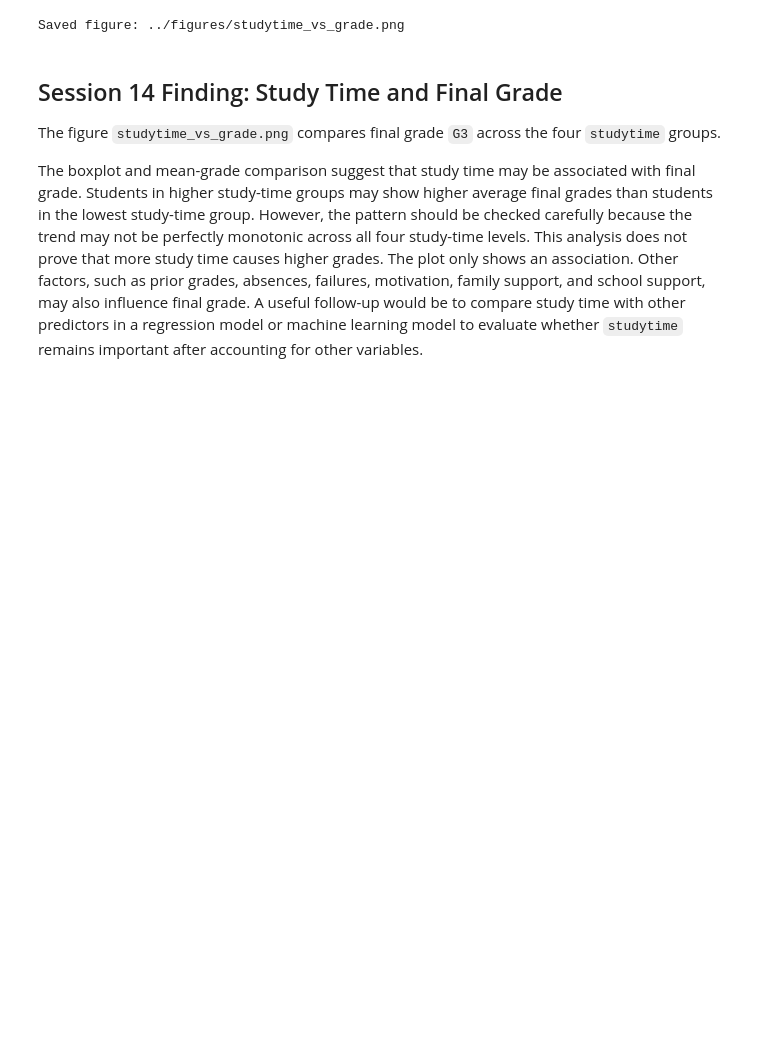
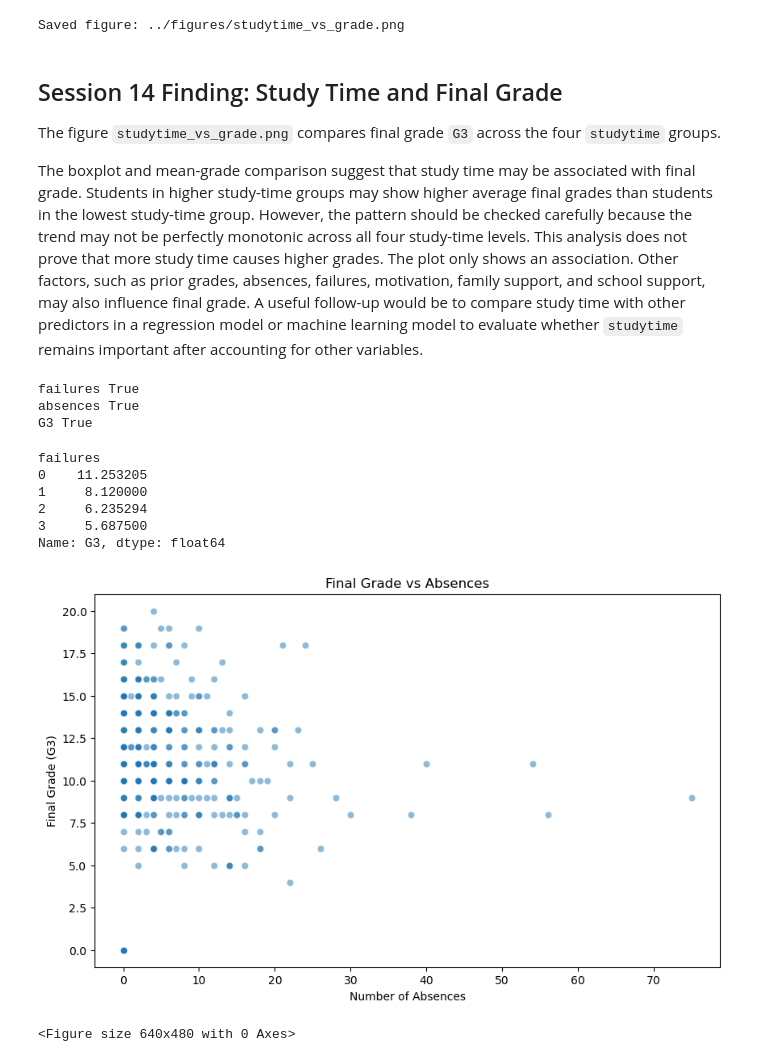
Before and after one commit to NDracorex/student-performance-ml, a Jupyter notebook: notebooks/03_exploratory_data_analysis.ipynb, the cells around one changed output. Saved outputs shown, nothing was run; the diff lists cells and outputs as text; code cells hidden in the pictures; blank space fills up the shorter version.

Commit message:
Add Session 15 attendance EDA findings

```diff
--- a/notebooks/03_exploratory_data_analysis.ipynb
+++ b/notebooks/03_exploratory_data_analysis.ipynb
@@ -173,3 +173,49 @@ motivation, family support, and school support, may also influence final grade.
 A useful follow-up would be to compare study time with other predictors in a
 regression model or machine learning model to evaluate whether `studytime` remains
 important after accounting for other variables.
+# %%
+# Session 15
+required_columns = ["failures", "absences", "G3"]
+
+for col in required_columns:
+    print(col, col in df.columns)
+# %% [output]
+failures True
+absences True
+G3 True
+# %%
+analysis_df = df[["failures", "absences", "G3"]].dropna().copy()
+analysis_df.groupby("failures")["G3"].mean()
+# %% [output]
+failures
+0    11.253205
+1     8.120000
+2     6.235294
+3     5.687500
+Name: G3, dtype: float64
+# %%
+plt.figure(figsize=(10,6))
+
+sns.scatterplot(
+    x="absences",
+    y="G3",
+    data=analysis_df,
+    alpha=0.5
+)
+
+plt.title("Final Grade vs Absences")
+
+plt.xlabel("Number of Absences")
+
+plt.ylabel("Final Grade (G3)")
+
+plt.show()
+
+plt.savefig(
+    "../figures/absences_vs_grade.png",
+    dpi=300,
+    bbox_inches="tight"
+)
+# %% [output]
+[figure, added]
+<Figure size 640x480 with 0 Axes>
```
Also changed, not shown: 1 other file.
